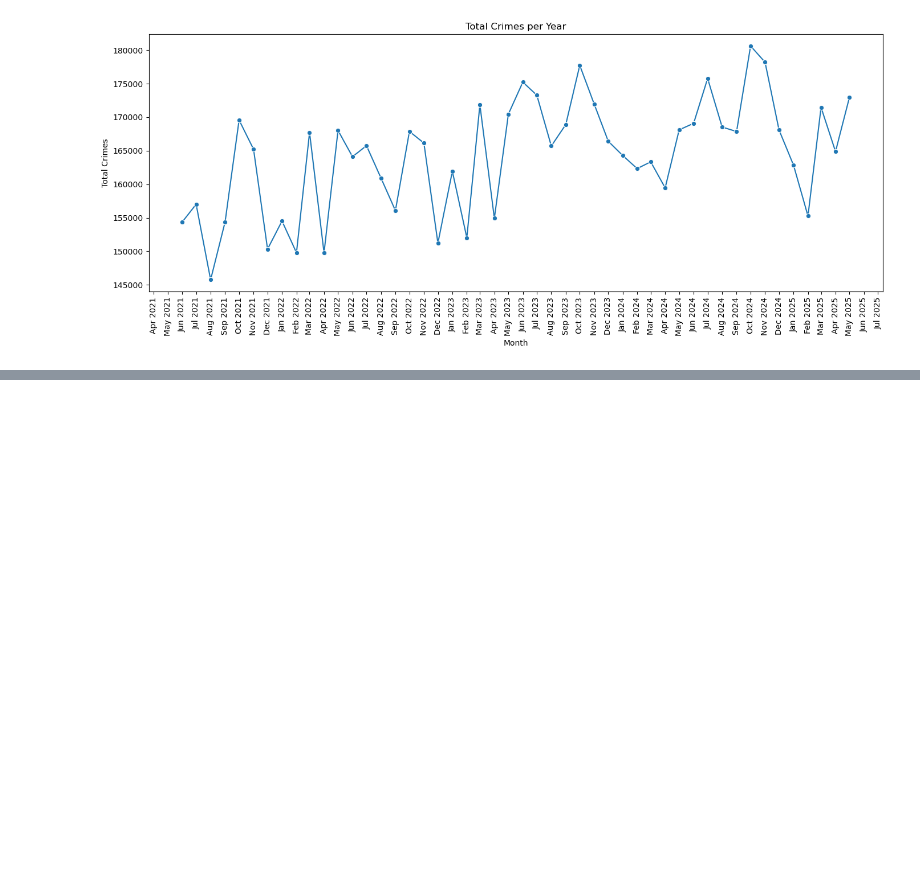
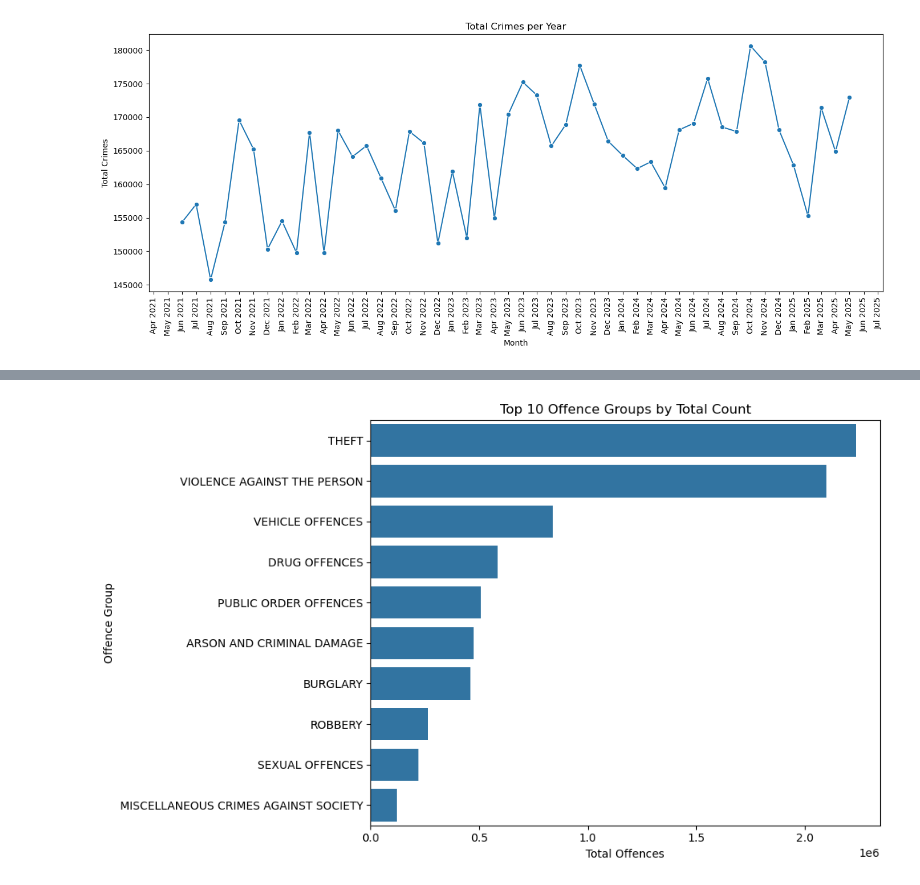
Before and after one commit to asubhan94/TNO---Crimes-in-London, a Jupyter notebook: notebooks/02_eda.ipynb, the cells around one changed output, grey strips where cells are left out. Saved outputs shown, nothing was run; the diff lists cells and outputs as text; code cells hidden in the pictures; blank space fills up the shorter version.

```diff
--- a/notebooks/02_eda.ipynb
+++ b/notebooks/02_eda.ipynb
@@ -102,0 +140,12 @@ plt.show()
+# %%
+top_offences = df.groupby('Offence Group')['Count'].sum().sort_values(ascending=False).head(10).reset_index()
+
+plt.figure(figsize=(10,6))
+sns.barplot(data=top_offences, x='Count', y='Offence Group')
+plt.title('Top 10 Offence Groups by Total Count')
+plt.xlabel('Total Offences')
+plt.ylabel('Offence Group')
+plt.tight_layout()
+plt.show()
+# %% [output]
+[figure, added]
```
Also changed, not shown: parts of 9 cells of this notebook, 1 other file.
